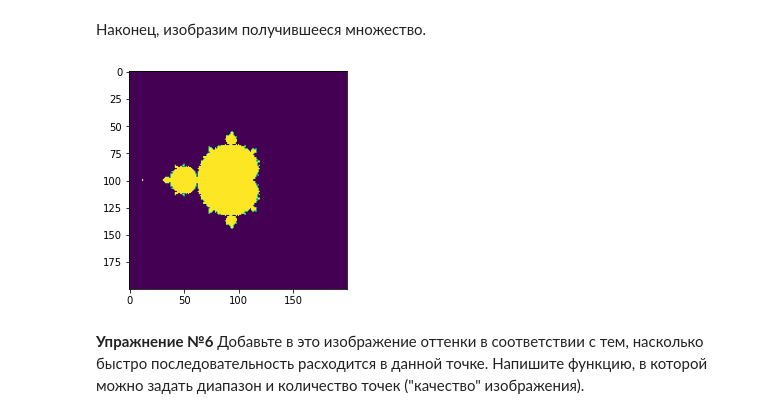
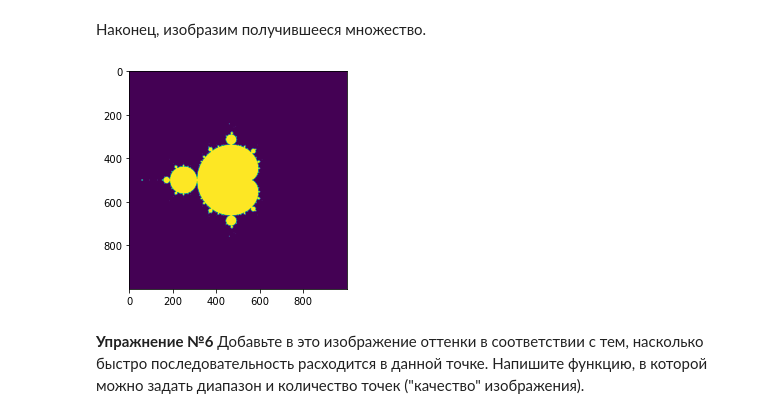
Before and after one commit to furs-aka-beast/mipt_inf, a Jupyter notebook: lab5.ipynb, the cells around one changed output. Cells and saved outputs as stored; diff of their text form; code cells hidden in the pictures.

```diff
--- a/lab5.ipynb
+++ b/lab5.ipynb
@@ -277,24 +287,24 @@ $$
 
 Для начала создадим комплексную плоскость.
 # %%
-re = np.linspace(-2, 2, 200)
-im = np.linspace(-2, 2, 200).reshape((-1, 1))
+re = np.linspace(-2, 2, 1000)
+im = np.linspace(-2, 2, 1000).reshape((-1, 1))
 c = re + im * 1j
 # %% [markdown]
 Теперь посчитаем последотельность. Можете не обращать внимания на предупреждение о переполнении - в некоторых точках последовательность уже ушла в бесконечность.
 # %%
-z = np.zeros((200, 200))
-for i in range(100):
+z = np.zeros((1000, 1000))
+for i in range(500):
     z = z ** 2 + c
 # %% [markdown]
 Наконец, изобразим получившееся множество.
 # %%
-img = np.zeros((200, 200))
+img = np.zeros((1000, 1000))
 img[np.abs(z) < 2] = 255
 plt.imshow(img)
 plt.show()
 # %% [output]
-[figure, old version]
+[figure, new version]
 # %% [markdown]
 **Упражнение №6**
 Добавьте в это изображение оттенки в соответствии с тем, насколько быстро последовательность расходится в данной точке. Напишите функцию, в которой можно задать диапазон и количество точек ("качество" изображения).
```
Also changed, not shown: parts of 1 cell of this notebook.
